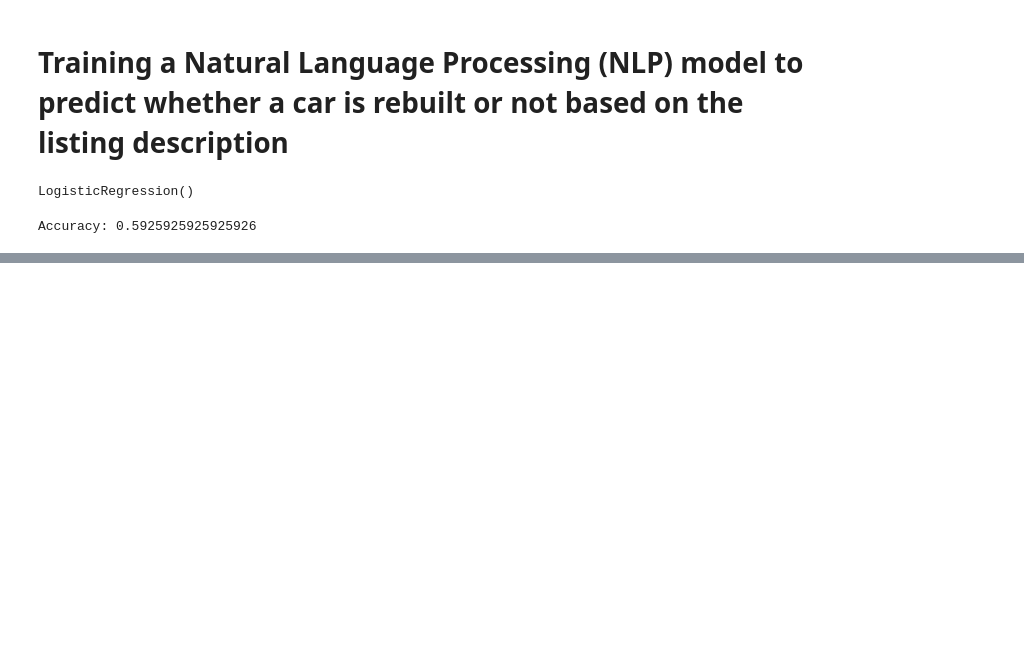
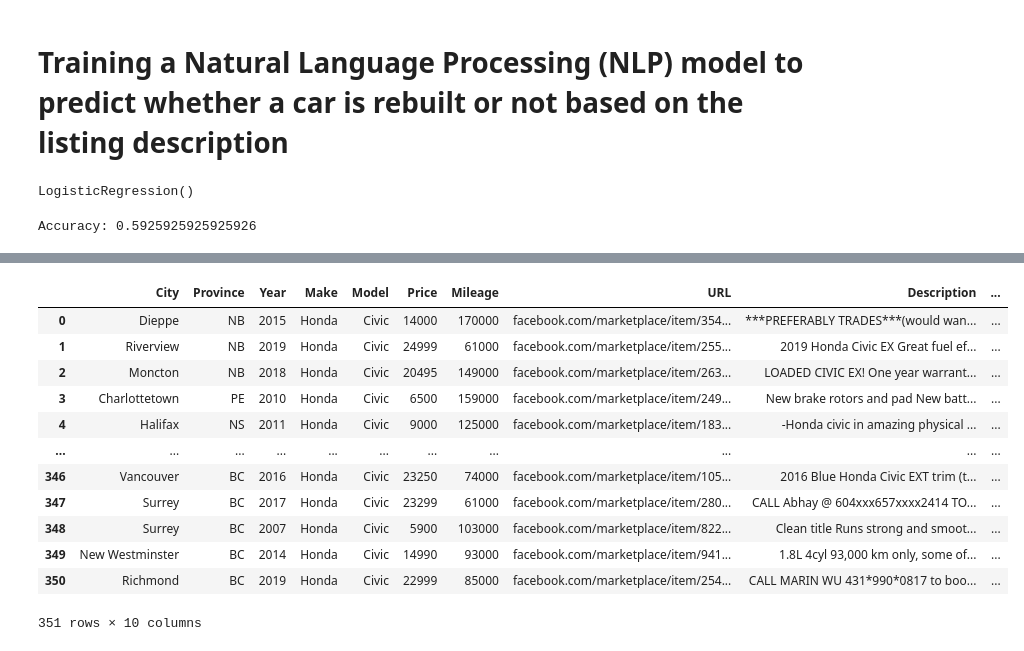
Before and after one commit to pietrostolf/Facebook-Marketplace-Analysis-Dashboard, a Jupyter notebook: Rebuilt_tag_identifier.ipynb, the cells around one changed output, grey strips where cells are left out. Saved outputs shown, nothing was run; the diff lists cells and outputs as text; code cells hidden in the pictures; blank space fills up the shorter version.

Commit message:
completed Rebuilt_tag_identifier optimization

```diff
--- a/Rebuilt_tag_identifier.ipynb
+++ b/Rebuilt_tag_identifier.ipynb
@@ -117,3 +118,24 @@ accuracy = accuracy_score(y_test, y_pred)
 print(f"Accuracy: {accuracy}")
 # %% [output]
 Accuracy: 0.5925925925925926
+# %%
+# Define hyperparameter grid for Logistic Regression
+param_grid = {
+    'C': [10],
+    'penalty': ['l1', 'l2'],
+    'solver': ['liblinear', 'lbfgs']
+}
+
+# Initialize the Logistic Regression model
+model = LogisticRegression()
+
+# Perform Grid Search
+grid_search = GridSearchCV(model, param_grid, cv=5, scoring='accuracy')
+grid_search.fit(X_train, y_train)
+
+# Get the best hyperparameters and the corresponding model
+best_params = grid_search.best_params_
+best_model = grid_search.best_estimator_
+
+# Train the final model with the best hyperparameters on the full dataset
+final_model = best_model.fit(X_tfidf, y)
@@ -119,0 +193,30 @@ Accuracy: 0.5925925925925926
+# %%
+# Step 1: Extract the 'Description' column from vehicle_df_clean
+X = vehicle_df_clean['Description']
+
+# Step 2: Feature Extraction (TF-IDF)
+# Use the same vectorizer used during training to convert the text data into TF-IDF features
+X_tfidf = vectorizer.transform(X)
+
+# Step 3: Make Predictions on the new data
+y_pred = final_model.predict(X_tfidf)
+
+# Step 4: Add the predictions to the vehicle_df_clean DataFrame
+vehicle_df_clean['Rebuilt_Predicted'] = y_pred
+
+# Display the DataFrame with the added 'Rebuilt_Predicted' column
+vehicle_df_clean
+# %% [output]
+|  | City | Province | Year | Make | Model | Price | Mileage | URL | Description | ... |
+| 0 | Dieppe | NB | 2015 | Honda | Civic | 14000 | 170000 | facebook.com/marketplace/item/354... | ***PREFERABLY TRADES***(would wan... | ... |
+| 1 | Riverview | NB | 2019 | Honda | Civic | 24999 | 61000 | facebook.com/marketplace/item/255... | 2019 Honda Civic EX Great fuel ef... | ... |
+| 2 | Moncton | NB | 2018 | Honda | Civic | 20495 | 149000 | facebook.com/marketplace/item/263... | LOADED CIVIC EX! One year warrant... | ... |
+| 3 | Charlottetown | PE | 2010 | Honda | Civic | 6500 | 159000 | facebook.com/marketplace/item/249... | New brake rotors and pad New batt... | ... |
+| 4 | Halifax | NS | 2011 | Honda | Civic | 9000 | 125000 | facebook.com/marketplace/item/183... | -Honda civic in amazing physical ... | ... |
+| ... | ... | ... | ... | ... | ... | ... | ... | ... | ... | ... |
+| 346 | Vancouver | BC | 2016 | Honda | Civic | 23250 | 74000 | facebook.com/marketplace/item/105... | 2016 Blue Honda Civic EXT trim (t... | ... |
+| 347 | Surrey | BC | 2017 | Honda | Civic | 23299 | 61000 | facebook.com/marketplace/item/280... | CALL Abhay @ 604xxx657xxxx2414 TO... | ... |
+| 348 | Surrey | BC | 2007 | Honda | Civic | 5900 | 103000 | facebook.com/marketplace/item/822... | Clean title Runs strong and smoot... | ... |
+| 349 | New Westminster | BC | 2014 | Honda | Civic | 14990 | 93000 | facebook.com/marketplace/item/941... | 1.8L 4cyl 93,000 km only, some of... | ... |
+| 350 | Richmond | BC | 2019 | Honda | Civic | 22999 | 85000 | facebook.com/marketplace/item/254... | CALL MARIN WU 431*990*0817 to boo... | ... |
+351 rows × 10 columns
```
Also changed, not shown: parts of 6 cells of this notebook.
